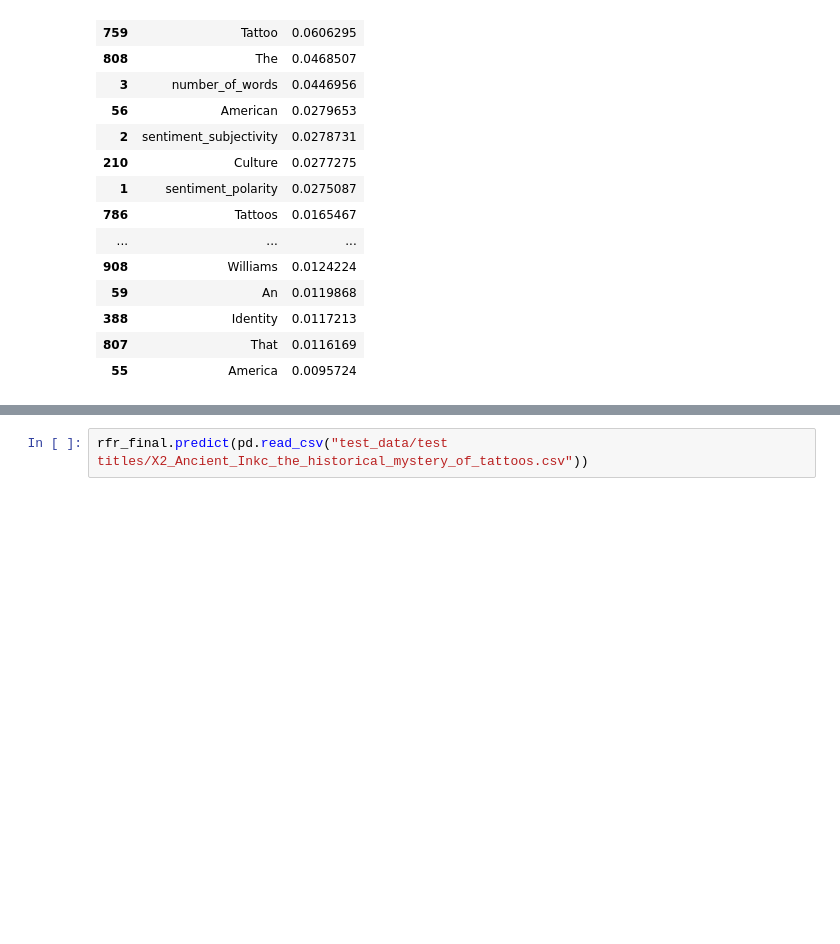
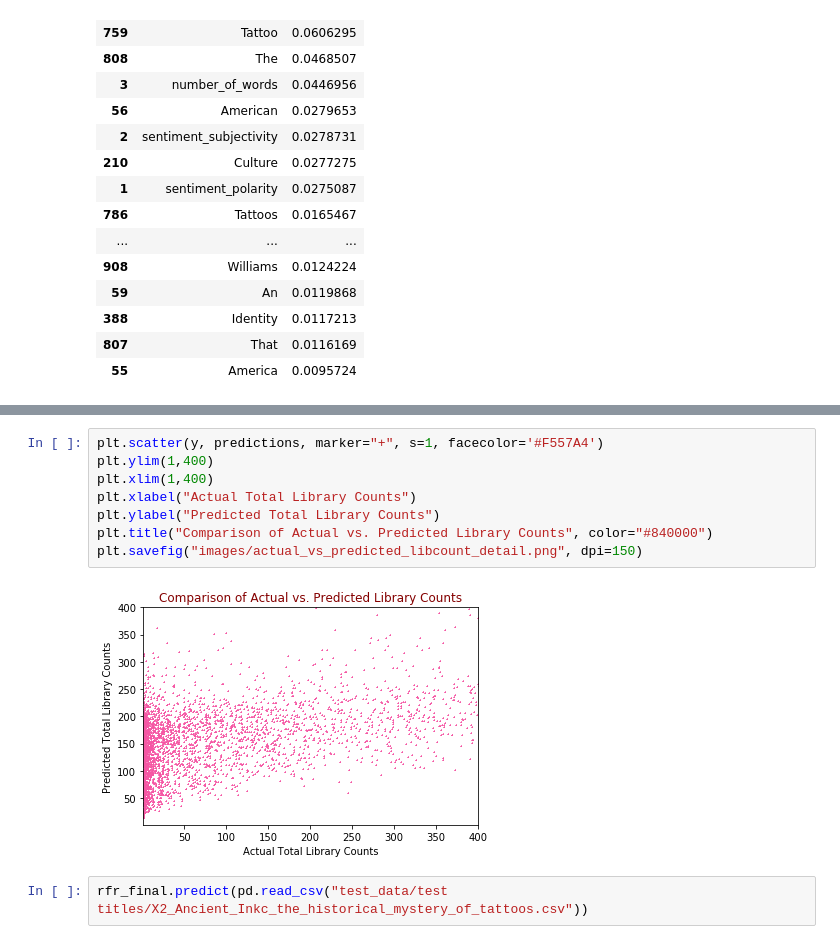
Before and after one commit to annafelicity/predicting_popularity, a Jupyter notebook: Final Capstone Modeling.ipynb, the cells around one changed output, grey strips where cells are left out. Drawn from its saved outputs; the diff is of its cells as text; blank space fills up the shorter version.

```diff
--- a/May 3 Remodeling with Middle Data 2 to 1500 Keep First Dupe LDA 8.ipynb
+++ b/Final Capstone Modeling.ipynb
@@ -473,3 +501,13 @@ feature_imp_final.sort_values(by=1, ascending=False).head(20)
+# %%
+plt.scatter(y, predictions, marker="+", s=1, facecolor='#F557A4')
+plt.ylim(1,400)
+plt.xlim(1,400)
+plt.xlabel("Actual Total Library Counts")
+plt.ylabel("Predicted Total Library Counts")
+plt.title("Comparison of Actual vs. Predicted Library Counts", color="#840000")
+plt.savefig("images/actual_vs_predicted_libcount_detail.png", dpi=150)
+# %% [output]
+[figure, added]
 # %%
 rfr_final.predict(pd.read_csv("test_data/test titles/X2_Ancient_Inkc_the_historical_mystery_of_tattoos.csv"))
 # %% [output]
```
Also changed, not shown: parts of 12 cells of this notebook, 6 other files.
